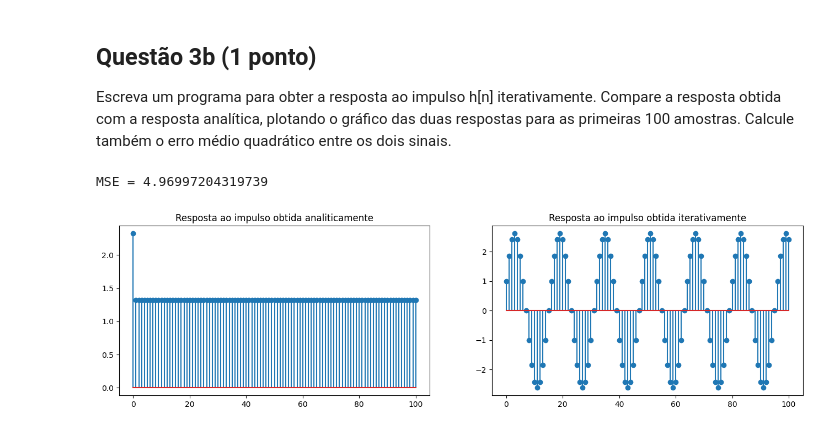
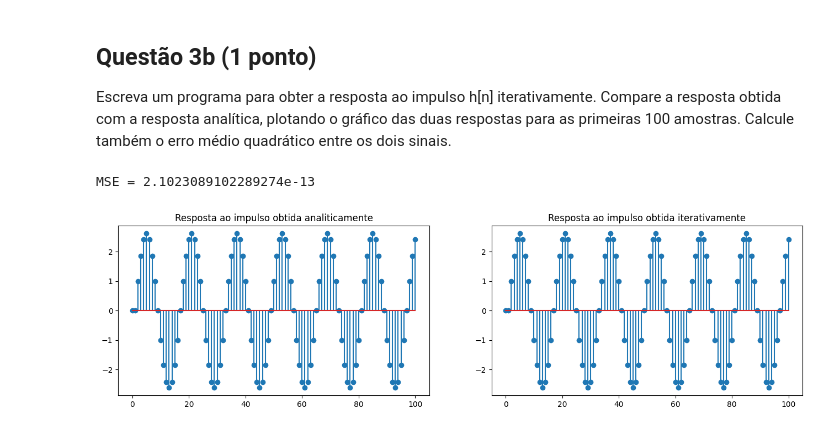
Before and after one commit to akaTsunemori/signal-processing-studies, a Jupyter notebook: projeto-1/projeto1.ipynb, the cells around one changed output. Drawn from its saved outputs; the diff is of its cells as text; code cells hidden in the pictures.

```diff
--- a/projeto-1/projeto1.ipynb
+++ b/projeto-1/projeto1.ipynb
@@ -398,30 +398,30 @@ Escreva um programa para obter a resposta ao impulso h[n] iterativamente. Compar
 # %%
 COS_CONSTANT = np.cos(np.pi/8)
 
 
-def h_analytical(n: int) -> float:
+def h_analytical(n: int) -> float: # h[n] determinado analiticamente
     if n < 0:
         return 0
-    return delta(n) - 2.613 *  np.cos(COS_CONSTANT * n + 1.178)
+    return delta(n) - 2.613126 * np.cos(np.pi/8 * n + 1.178097)
 
 
 @lru_cache(maxsize=102)
-def h_iterative(n: int) -> float:
+def h_iterative(n: int) -> float: # h[n] determinado iterativamente
     if n < 0:
         return 0
-    return 2 * COS_CONSTANT * h_iterative(n-1) - h_iterative(n-2) + delta(n)
+    return 2 * COS_CONSTANT * h_iterative(n-1) - h_iterative(n-2) + delta(n-2)
 
 
 n = [i for i in range(101)]
 h_n_analytical = [h_analytical(i) for i in n]
 h_n_iterative = [h_iterative(i) for i in n]
 print('MSE =', calculate_mse(h_n_analytical, h_n_iterative))
 ax = plt.subplots(1, 2, figsize=(16, 4))[1]
 ax[0].stem(n, h_n_analytical)
 ax[0].set_title('Resposta ao impulso obtida analiticamente')
 ax[1].stem(n, h_n_iterative)
 ax[1].set_title('Resposta ao impulso obtida iterativamente')
 plt.show()
 # %% [output]
-MSE = 4.96997204319739
+MSE = 2.1023089102289274e-13
-[figure, old version]
+[figure, new version]
```
Also changed, not shown: parts of 4 cells of this notebook.
